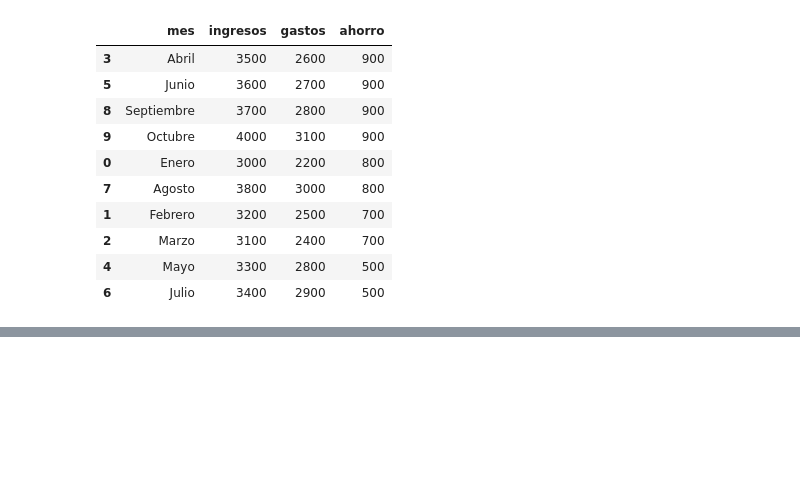
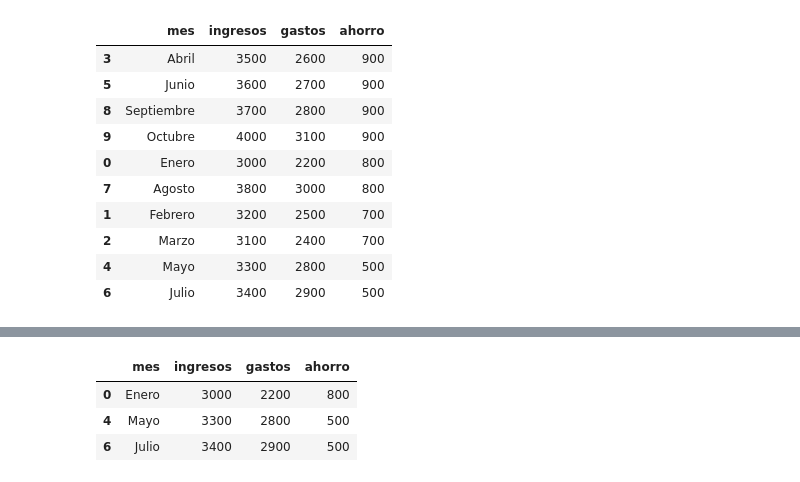
Before and after one commit to azor1111/AI-Mastery, a Jupyter notebook: notebooks/03_pandas_finanzas.ipynb, the cells around one changed output, grey strips where cells are left out. Cells and saved outputs as stored; diff of their text form; code cells hidden in the pictures; blank space fills up the shorter version.

```diff
--- a/notebooks/03_pandas_finanzas.ipynb
+++ b/notebooks/03_pandas_finanzas.ipynb
@@ -190,0 +235,7 @@ df_limpio.sort_values(by='ahorro', ascending=False)
+# %%
+df[(df["ahorro"] < 600) | (df["mes"] == "Enero")]
+# %% [output]
+|  | mes | ingresos | gastos | ahorro |
+| 0 | Enero | 3000 | 2200 | 800 |
+| 4 | Mayo | 3300 | 2800 | 500 |
+| 6 | Julio | 3400 | 2900 | 500 |
```
Also changed, not shown: parts of 4 cells of this notebook, 1 other file.
